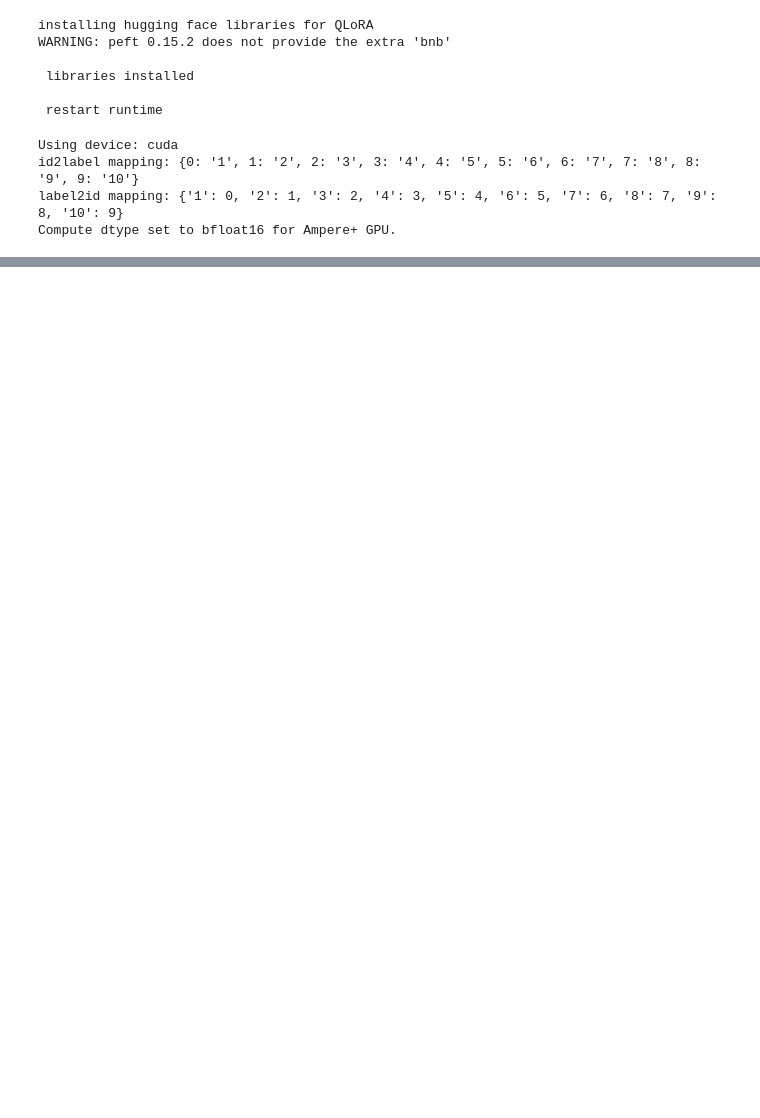
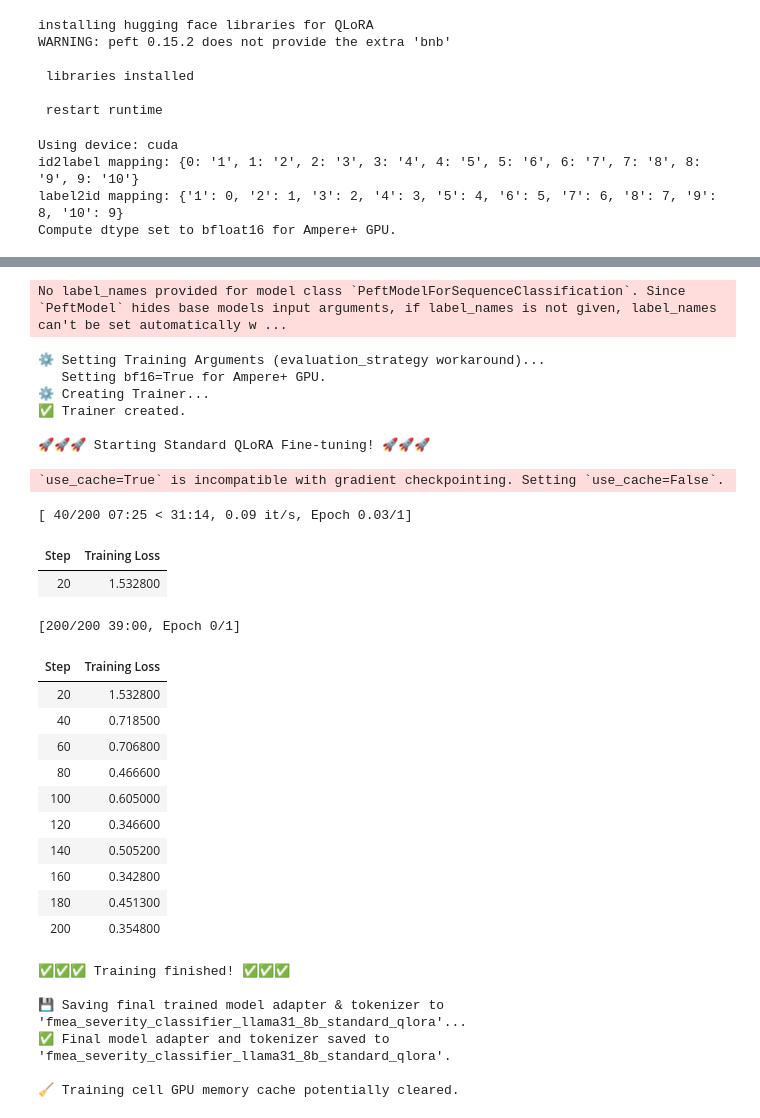
Before and after one commit to TheTigerHub/UTD-Summer-2025, a Jupyter notebook: UTD2025_FMEA_Severity_with_Test.ipynb, the cells around one changed output, grey strips where cells are left out. Cells and saved outputs as stored; diff of their text form; code cells hidden in the pictures; blank space fills up the shorter version.

Commit message:
finished full execution, ~90% accuracy from just 200 steps of training ~ 40 minutes on A100, added new download code that downloads each file in a folder individually.

```diff
--- a/UTD2025_FMEA_Severity_with_Test.ipynb
+++ b/UTD2025_FMEA_Severity_with_Test.ipynb
@@ -237,18 +242,25 @@ print(f"   Created 'label' column (0-9) from '{TARGET_COLUMN}'.")
 # Keep only necessary columns
 df_final = df_selected[['text', 'label']] #just needs the combined text features and the 0-9 severity value
 
-# Create Train/Validation Split
-print("⏳ Splitting data...")
-train_df, valid_df = train_test_split(df_final, test_size=0.2, random_state=42, stratify=df_final['label']) #80% for training, 20% for validation severity makes sure that severity levels are evenly distributed
-print(f"✅ Split complete. Train size: {len(train_df)}, Validation size: {len(valid_df)}") #prints the number of rows for training and validating
+# Create Train/Validation/Test Split (3:1:1 ratio)
+print("⏳ Splitting data into 3:1:1 for Train, Validation, and Test...")
+# First split: 60% train, 40% temp (validation + test)
+train_df, temp_df = train_test_split(df_final, test_size=0.4, random_state=42, stratify=df_final['label'])
+
+# Second split: split temp_df into validation and test (50/50 split of temp, which is 20% of original)
+valid_df, test_df = train_test_split(temp_df, test_size=0.5, random_state=42)
+
+print(f"✅ Split complete. Train size: {len(train_df)}, Validation size: {len(valid_df)}, Test size: {len(test_df)}") #prints the number of rows for training and validating
 
 # Convert to Hugging Face Datasets
 train_dataset = Dataset.from_pandas(train_df, preserve_index=False)
 valid_dataset = Dataset.from_pandas(valid_df, preserve_index=False)
-raw_datasets = DatasetDict({'train': train_dataset, 'validation': valid_dataset}) #create DatasetDict with train and validation and corresponding datasets which is needed for Trainer
+test_dataset = Dataset.from_pandas(test_df, preserve_index=False) # Create dataset for test set
+
+raw_datasets = DatasetDict({'train': train_dataset, 'validation': valid_dataset, 'test': test_dataset}) # Include 'test' in the DatasetDict
 print("✅ Data prepared and converted to Hugging Face Datasets format.")
 print(raw_datasets)
 
 #  cleanup
-import gc; del df, df_selected, df_final, train_df, valid_df; gc.collect() #imports garbage collector, deletes unneeded large pandas dataframes for memory saving, and runs garbage collector for memory
+import gc; del df, df_selected, df_final, train_df, valid_df, temp_df, test_df; gc.collect() #imports garbage collector, deletes unneeded large pandas dataframes for memory saving, and runs garbage collector for memory
 # %% [output]
@@ -386,7 +453,7 @@ training_args = TrainingArguments(
     output_dir=OUTPUT_DIR + "_chkpts", # Use OUTPUT_DIR from Cell 3 config
     # --- Training Duration & Batching (Use config from Cell 3) ---
     num_train_epochs = NUM_EPOCHS,
-    # max_steps = MAX_STEPS, # Alternatively use max_steps
+    max_steps = MAX_STEPS, # Alternatively use max_steps
     per_device_train_batch_size=BATCH_SIZE_PER_DEVICE, #from cell 3
     gradient_accumulation_steps=GRAD_ACCUMULATION_STEPS, #from cell 3
     learning_rate=LEARNING_RATE, #from cell 3
@@ -404,9 +471,9 @@ training_args = TrainingArguments(
     save_total_limit=1,          # Optional: keep only last/best checkpoint
 
     # --- WORKAROUND APPLIED ---
-    # evaluation_strategy="epoch", # <<< COMMENTED OUT / REMOVED
-    # load_best_model_at_end=True, # <<< MUST be False if not evaluating during training
-    # metric_for_best_model="f1",  # <<< Comment out / remove
+    # evaluation_strategy="epoch", # <<< COMMENTED OUT / REMOVED - Disable automatic evaluation
+    # load_best_model_at_end=True, # <<< MUST be False if not evaluating during training - Set explicitly
+    # metric_for_best_model="f1",  # <<< Comment out / remove - Not needed if evaluation is off
     load_best_model_at_end=False,  # Explicitly set to False
 
     # --- Other Args ---
@@ -426,10 +493,10 @@ try:
         model=model,
         args=training_args,
         train_dataset=tokenized_datasets["train"],
-        eval_dataset=tokenized_datasets["validation"], # Keep for manual eval
+        # eval_dataset=tokenized_datasets["validation"], # We are evaluating on test manually, so validation not needed here for automatic eval
         tokenizer=tokenizer,
         data_collator=data_collator,
-        compute_metrics=compute_metrics, # Keep for manual eval
+        # compute_metrics=compute_metrics, # Keep this, will be used for manual test evaluation
     )
     print("✅ Trainer created.")
 except NameError as ne:
@@ -440,43 +507,63 @@ except Exception as e:
     print(f"❌ Unexpected error creating Trainer: {e}")
     raise
 
 # --- Start Training ---
 print(f"\n🚀🚀🚀 Starting Standard QLoRA Fine-tuning! 🚀🚀🚀")
 try:
     train_result = trainer.train() # Train the model
     print("\n✅✅✅ Training finished! ✅✅✅")
 except Exception as e:
     print(f"❌ An error occurred during trainer.train(): {e}")
     raise
 
-# --- !! Manually Evaluate Model AFTER Training !! ---
-print("\n🧪 Evaluating model after training has completed...")
-try:
-    eval_results = trainer.evaluate(eval_dataset=tokenized_datasets["validation"]) #evaluates model based on validation dataset
-    print("\n📊 Final Validation Set Evaluation Results (Manual Trigger):")
-    print(eval_results)
-    trainer.log_metrics("eval_manual", eval_results)
-except Exception as e:
-    print(f"❌ Error during manual evaluation: {e}")
-
 # --- Save Final Model State ---
 # Note: Saves the model state at the END of training.
 print(f"\n💾 Saving final trained model adapter & tokenizer to '{OUTPUT_DIR}'...")
 try:
     trainer.save_model(OUTPUT_DIR)
     if 'tokenizer' in locals() and tokenizer is not None: # Save tokenizer if available
          tokenizer.save_pretrained(OUTPUT_DIR)
     print(f"✅ Final model adapter and tokenizer saved to '{OUTPUT_DIR}'.")
 except Exception as e:
      print(f"❌ Error saving model/tokenizer: {e}")
 
 # --- Optional: Clean up GPU memory ---
 import gc
 # Add del statements for objects no longer needed
 # Example: del model, trainer, tokenized_datasets, raw_datasets
 gc.collect()
 if torch.cuda.is_available(): torch.cuda.empty_cache()
 print("\n🧹 Training cell GPU memory cache potentially cleared.")
+# %% [output]
+No label_names provided for model class `PeftModelForSequenceClassification`. Since `PeftModel` hides base models input arguments, if label_names is not given, label_names can't be set automatically w ...
+⚙️ Setting Training Arguments (evaluation_strategy workaround)...
+   Setting bf16=True for Ampere+ GPU.
+⚙️ Creating Trainer...
+✅ Trainer created.
+
+🚀🚀🚀 Starting Standard QLoRA Fine-tuning! 🚀🚀🚀
+`use_cache=True` is incompatible with gradient checkpointing. Setting `use_cache=False`.
+[ 40/200 07:25 < 31:14, 0.09 it/s, Epoch 0.03/1]
+| Step | Training Loss |
+| 20 | 1.532800 |
+[200/200 39:00, Epoch 0/1]
+| Step | Training Loss |
+| 20 | 1.532800 |
+| 40 | 0.718500 |
+| 60 | 0.706800 |
+| 80 | 0.466600 |
+| 100 | 0.605000 |
+| 120 | 0.346600 |
+| 140 | 0.505200 |
+| 160 | 0.342800 |
+| 180 | 0.451300 |
+| 200 | 0.354800 |
+✅✅✅ Training finished! ✅✅✅
+
+💾 Saving final trained model adapter & tokenizer to 'fmea_severity_classifier_llama31_8b_standard_qlora'...
+✅ Final model adapter and tokenizer saved to 'fmea_severity_classifier_llama31_8b_standard_qlora'.
+
+🧹 Training cell GPU memory cache potentially cleared.
 # %%
 # --- Optional Download Code Block (Run in new cell after Cell 7) ---
 import shutil
```
Also changed, not shown: parts of 12 cells of this notebook.
